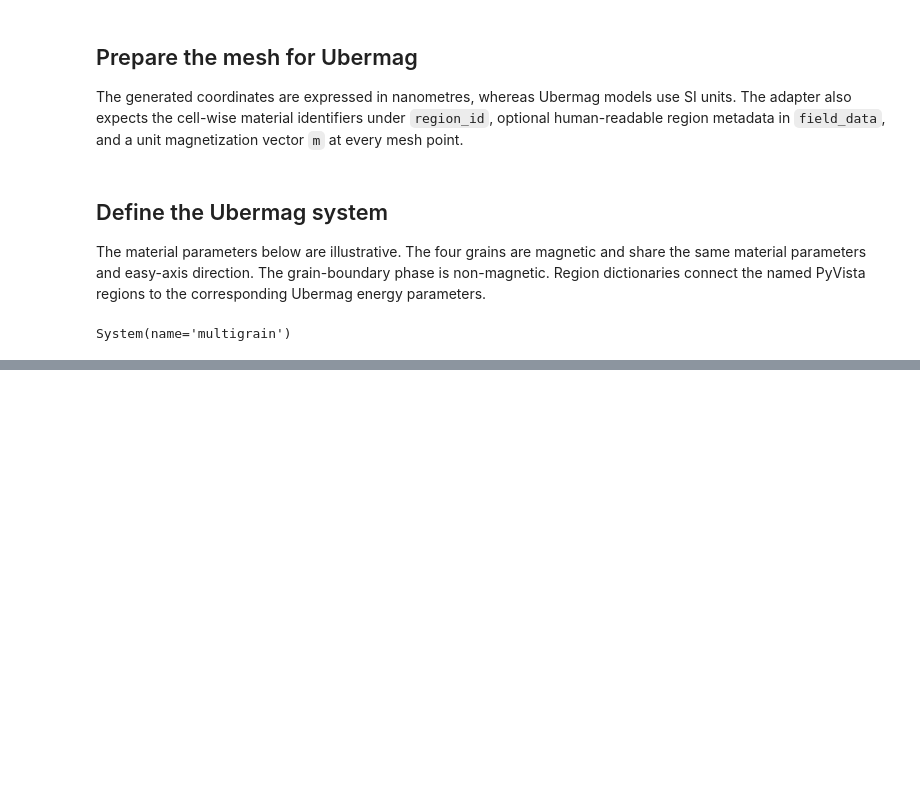
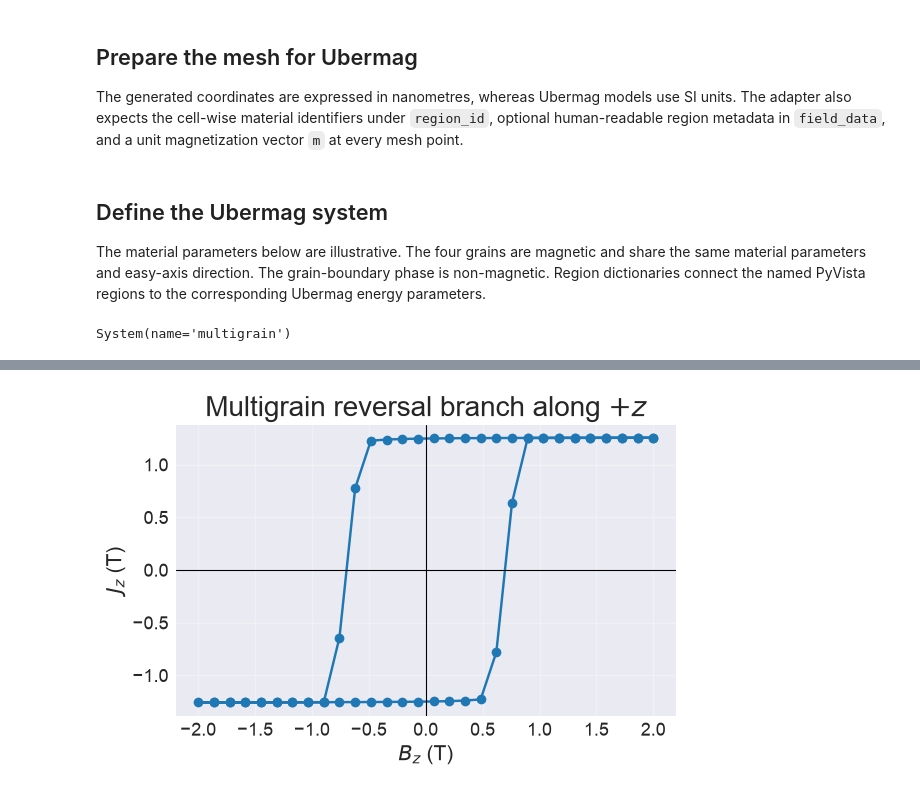
Before and after one commit to MaMMoS-project/tommos-adapter, a Jupyter notebook: examples/multigrain-tutorial.ipynb, the cells around one changed output, grey strips where cells are left out. Drawn from its saved outputs; the diff is of its cells as text; code cells hidden in the pictures; blank space fills up the shorter version.

```diff
--- a/examples/multigrain-tutorial.ipynb
+++ b/examples/multigrain-tutorial.ipynb
@@ -229,0 +409,8 @@ System(name='multigrain')
+# %%
+# NBVAL_SKIP
+hysteresis_file = output_directory / "hysteresis.csv"
+hysteresis_data = np.atleast_1d(
+    np.genfromtxt(hysteresis_file, delimiter=",", names=True)
+)
+print("Columns:", hysteresis_data.dtype.names)
+print("Field points:", len(hysteresis_data))
@@ -229,0 +426,40 @@ System(name='multigrain')
+# %%
+# NBVAL_SKIP
+required_columns = {"B_ext_T", "J_par_T"}
+missing_columns = required_columns.difference(hysteresis_data.dtype.names)
+if missing_columns:
+    raise RuntimeError(f"Missing TOMMOS hysteresis columns: {sorted(missing_columns)}")
+
+# TOMMOS reports scalar projections along h = (H_stop - H_start) / |H_stop - H_start|.
+tommos_direction = np.asarray(H_stop) - np.asarray(H_start)
+tommos_direction /= np.linalg.norm(tommos_direction)
+
+# Use the initial +z field direction as the laboratory reference axis.
+reference_direction = np.asarray(H_start, dtype=float)
+reference_direction /= np.linalg.norm(reference_direction)
+direction_projection = float(np.dot(tommos_direction, reference_direction))
+if not np.isclose(abs(direction_projection), 1.0):
+    raise RuntimeError("The TOMMOS and plotting directions are not collinear.")
+
+B_reference = hysteresis_data["B_ext_T"] * direction_projection
+J_reference = hysteresis_data["J_par_T"] * direction_projection
+
+fig, ax = plt.subplots(figsize=(6, 4))
+ax.plot(
+    B_reference,
+    J_reference,
+    marker="o",
+    color="tab:blue",
+)
+ax.axhline(0, color="black", linewidth=0.8)
+ax.axvline(0, color="black", linewidth=0.8)
+ax.set(
+    xlabel=r"$B_z$ (T)",
+    ylabel=r"$J_z$ (T)",
+    title="Multigrain reversal branch along $+z$",
+)
+ax.grid(alpha=0.3)
+fig.tight_layout()
+plt.show()
+# %% [output]
+[figure, added]
```
Also changed, not shown: parts of 16 cells of this notebook.
